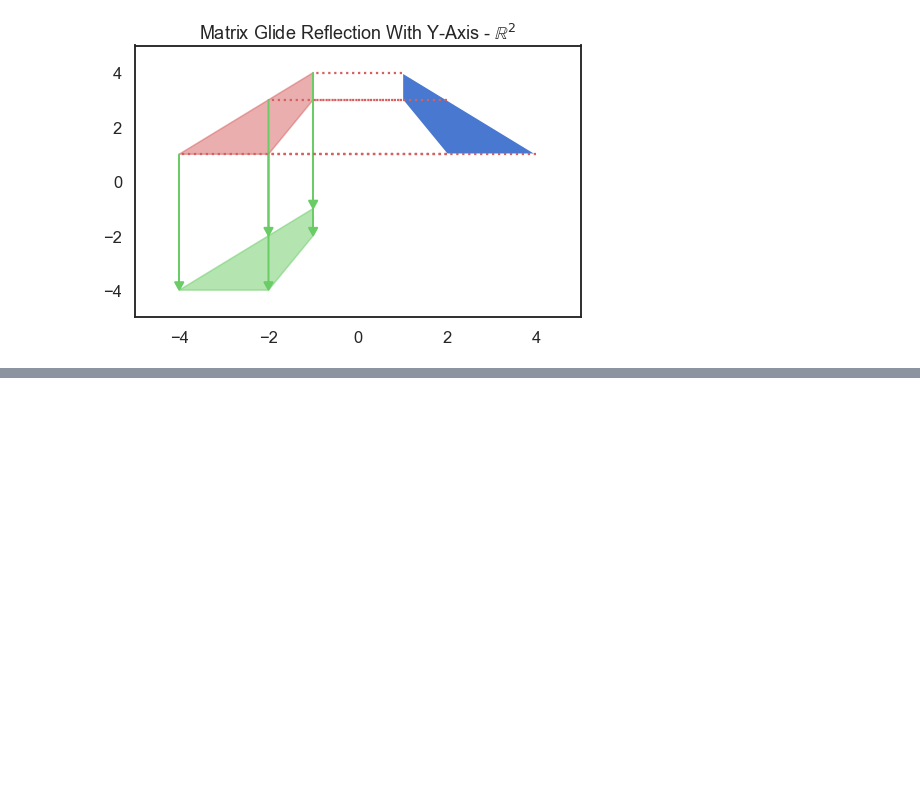
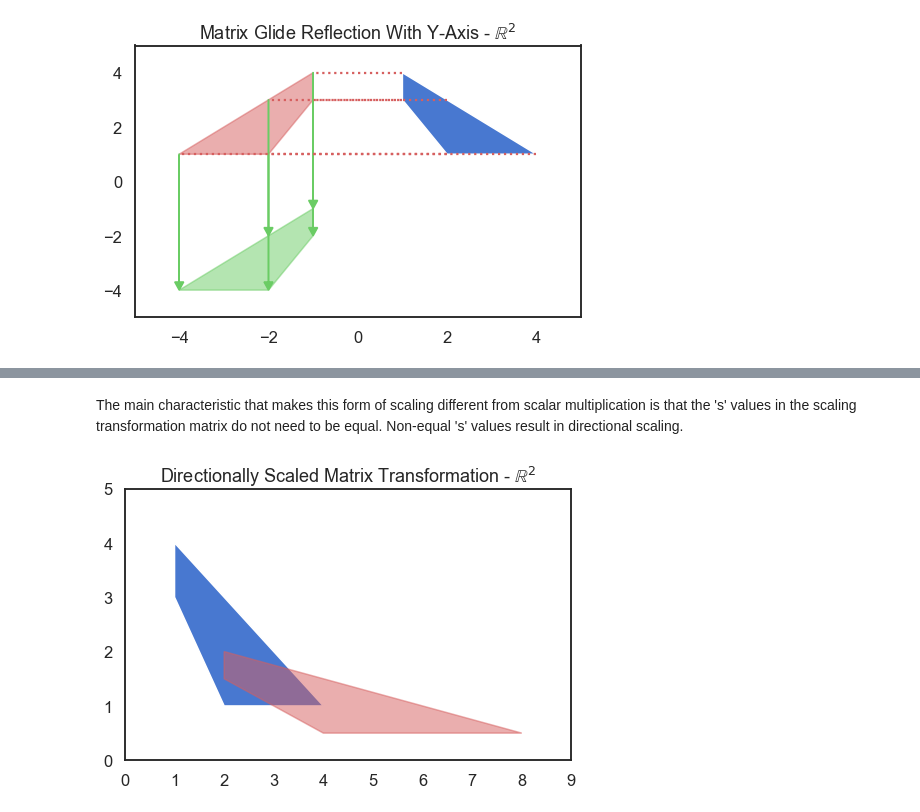
Before and after one commit to DataScienceFoundations/TadMaths, a Jupyter notebook: matrices.ipynb, the cells around one changed output, grey strips where cells are left out. Cells and saved outputs as stored; diff of their text form; code cells hidden in the pictures; blank space fills up the shorter version.

```diff
--- a/matrices.ipynb
+++ b/matrices.ipynb
@@ -735,0 +771,15 @@ plt.show()
+# %% [markdown]
+The main characteristic that makes this form of scaling different from scalar multiplication is that the 's' values in the scaling transformation matrix do not need to be equal. Non-equal 's' values result in directional scaling.
+# %%
+figure = plt.figure(figsize=(8,5))
+S_DIR = np.array([
+    [2,0],
+    [0,0.5],
+])
+plt.gca().add_artist(patches.Polygon(A.T))
+plt.gca().add_artist(patches.Polygon((S_DIR@A).T, color='r', alpha=0.5))
+plt.title('Directionally Scaled Matrix Transformation - $\\mathbb{R}^2$')
+plt.axis([0, 9, 0, 5])
+plt.show()
+# %% [output]
+[figure, added]
```
Also changed, not shown: parts of 9 cells of this notebook.
